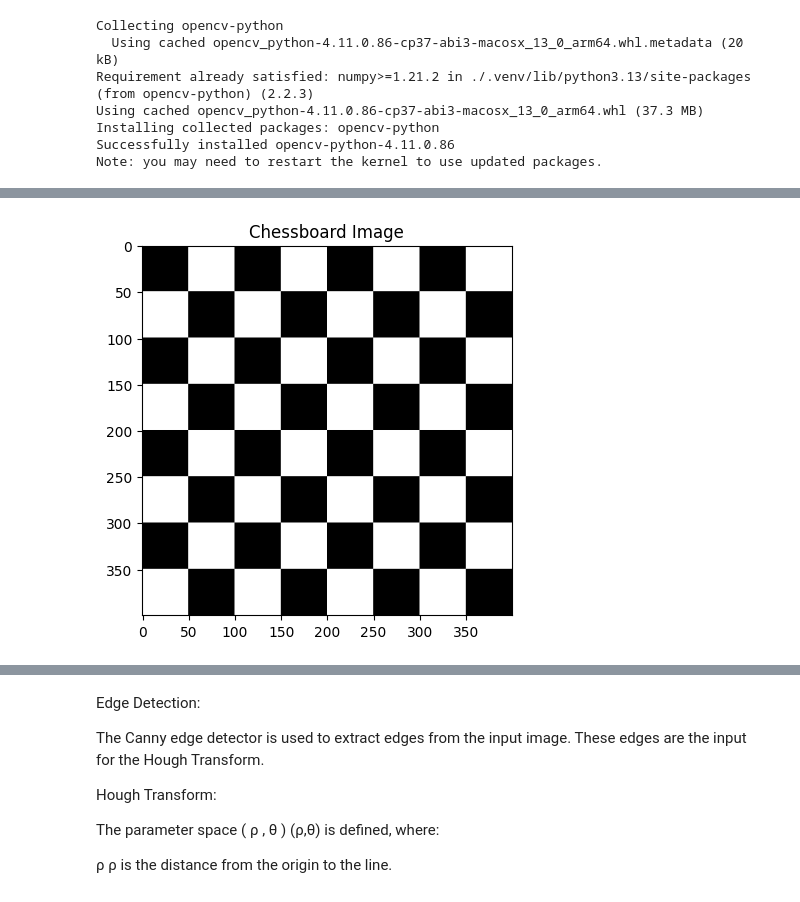
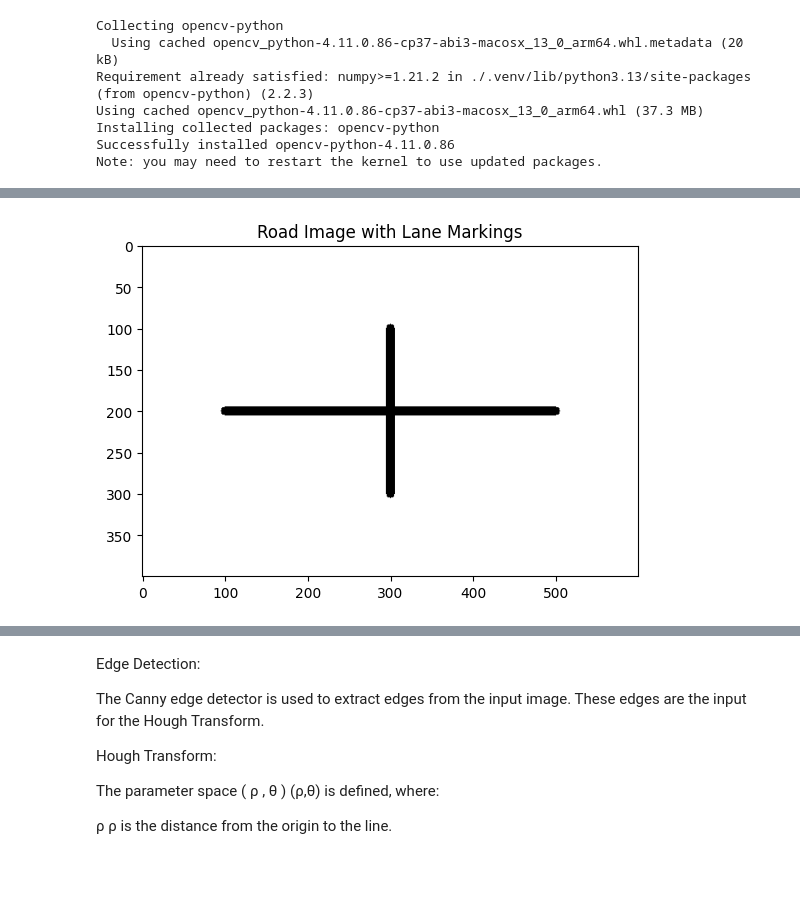
Before and after one commit to mdabdulrazzaq/computer-vision-concepts, a Jupyter notebook: hough-transform.ipynb, the cells around one changed output, grey strips where cells are left out. Drawn from its saved outputs; the diff is of its cells as text; code cells hidden in the pictures; blank space fills up the shorter version.

```diff
--- a/hough-transform.ipynb
+++ b/hough-transform.ipynb
@@ -26,25 +26,24 @@ Note: you may need to restart the kernel to use updated packages.
 # %%
 import numpy as np
 import cv2
+import matplotlib.pyplot as plt
 
 # Create a blank white image
-image = np.ones((400, 400), dtype=np.uint8) * 255
+image = np.ones((400, 600), dtype=np.uint8) * 255
 
-# Draw a chessboard pattern
-for i in range(0, 400, 50):
-    for j in range(0, 400, 50):
-        if (i // 50 + j // 50) % 2 == 0:
-            image[i:i+50, j:j+50] = 0  # Black squares
+# Draw lane markings
+cv2.line(image, (100, 200), (500, 200), 0, 10)  # Horizontal line
+cv2.line(image, (300, 100), (300, 300), 0, 10)  # Vertical line
 
 # Save the image
-cv2.imwrite('chessboard.png', image)
+cv2.imwrite('road.png', image)
 
 # Display the image
 plt.imshow(image, cmap='gray')
-plt.title("Chessboard Image")
+plt.title("Road Image with Lane Markings")
 plt.show()
 # %% [output]
-[figure, old version]
+[figure, new version]
 # %%
 import numpy as np
 import cv2
```
Also changed, not shown: parts of 1 cell of this notebook.
